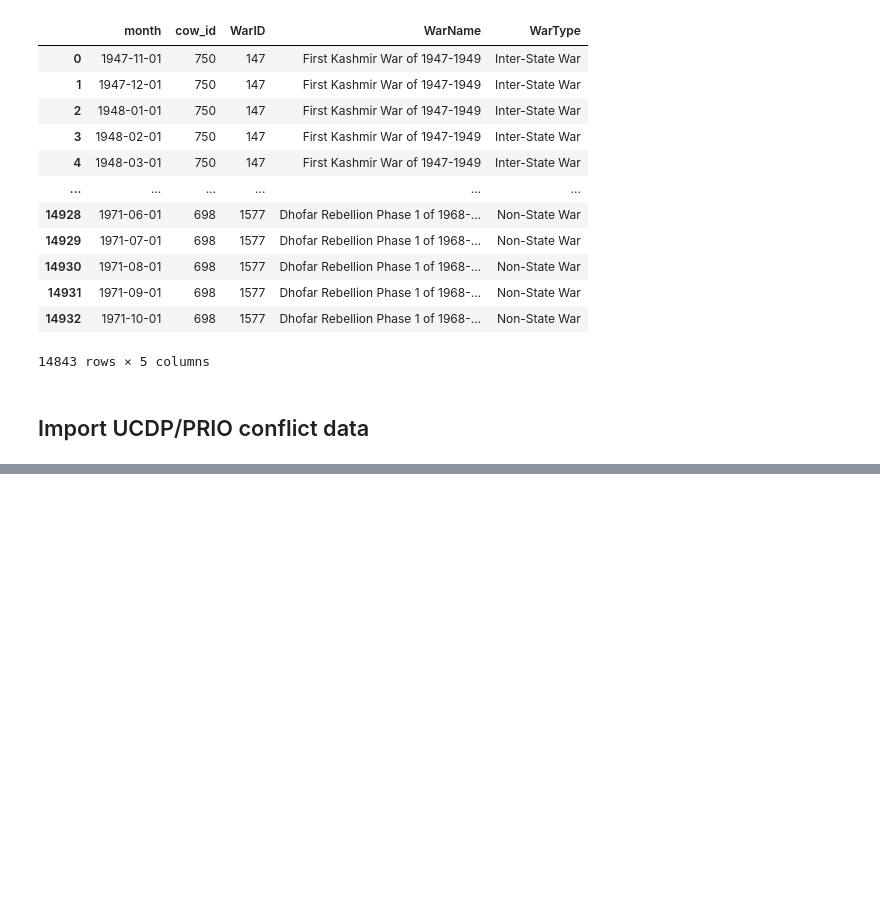
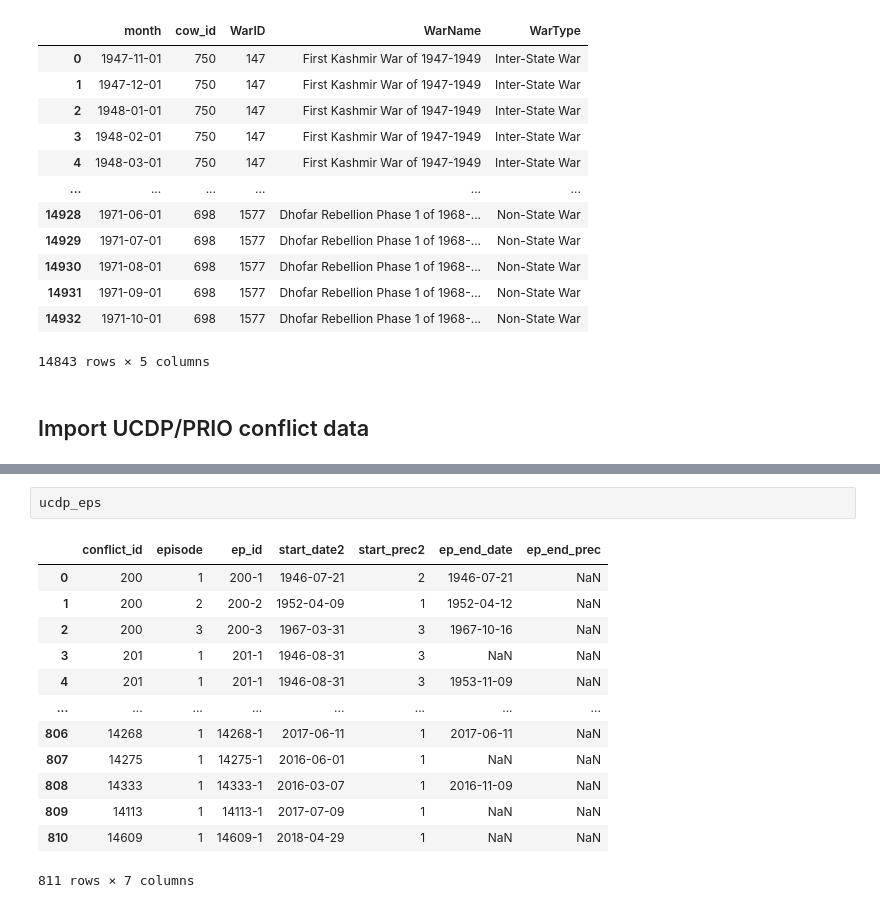
Before and after one commit to jenna-jordan/IS590DV-FinalProject, a Jupyter notebook: Map of CoW vs UCDP.ipynb, the cells around one changed output, grey strips where cells are left out. Saved outputs shown, nothing was run; the diff lists cells and outputs as text; blank space fills up the shorter version.

```diff
--- a/Map of CoW vs UCDP.ipynb
+++ b/Map of CoW vs UCDP.ipynb
@@ -227,0 +224,16 @@ ucdp_con = pd.read_csv("./Data/UCDP-PRIO_ArmedConflict/conflicts.csv")
+# %%
+ucdp_eps
+# %% [output]
+|  | conflict_id | episode | ep_id | start_date2 | start_prec2 | ep_end_date | ep_end_prec |
+| 0 | 200 | 1 | 200-1 | 1946-07-21 | 2 | 1946-07-21 | NaN |
+| 1 | 200 | 2 | 200-2 | 1952-04-09 | 1 | 1952-04-12 | NaN |
+| 2 | 200 | 3 | 200-3 | 1967-03-31 | 3 | 1967-10-16 | NaN |
+| 3 | 201 | 1 | 201-1 | 1946-08-31 | 3 | NaN | NaN |
+| 4 | 201 | 1 | 201-1 | 1946-08-31 | 3 | 1953-11-09 | NaN |
+| ... | ... | ... | ... | ... | ... | ... | ... |
+| 806 | 14268 | 1 | 14268-1 | 2017-06-11 | 1 | 2017-06-11 | NaN |
+| 807 | 14275 | 1 | 14275-1 | 2016-06-01 | 1 | NaN | NaN |
+| 808 | 14333 | 1 | 14333-1 | 2016-03-07 | 1 | 2016-11-09 | NaN |
+| 809 | 14113 | 1 | 14113-1 | 2017-07-09 | 1 | NaN | NaN |
+| 810 | 14609 | 1 | 14609-1 | 2018-04-29 | 1 | NaN | NaN |
+811 rows × 7 columns
```
Also changed, not shown: parts of 9 cells of this notebook, 1 other file.
